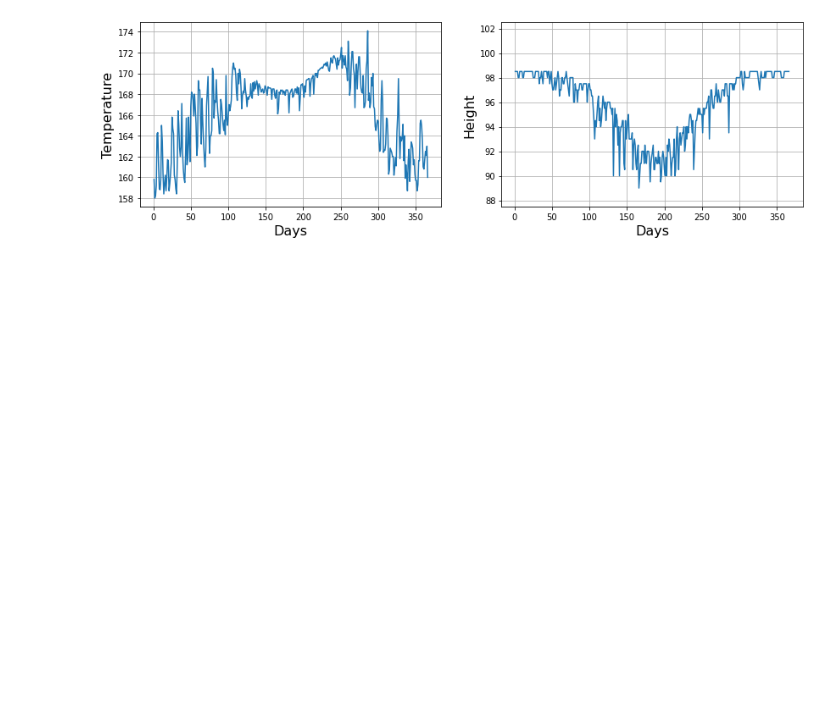
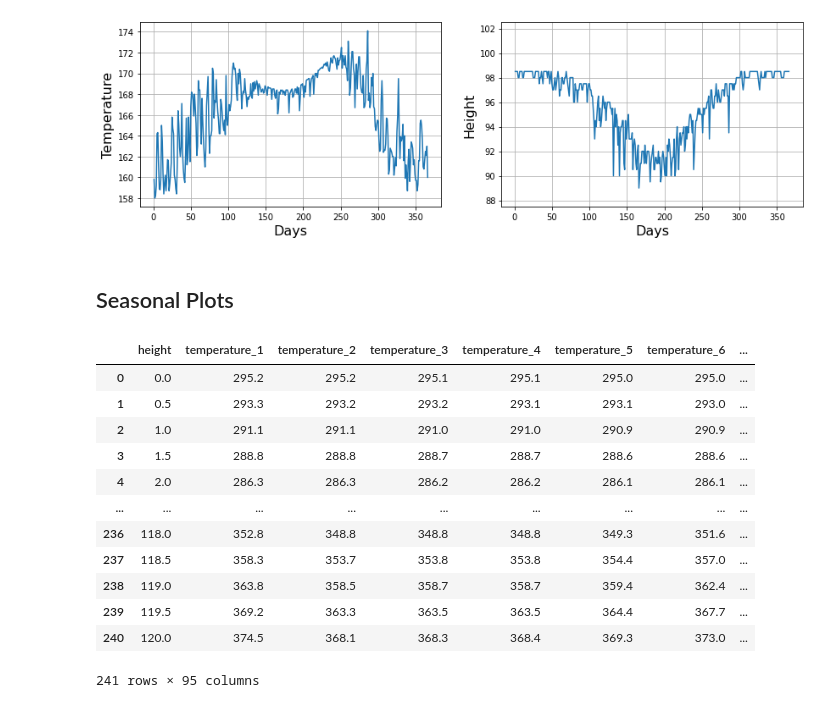
Before and after one commit to alinadevkota/DataViz, a Jupyter notebook: notebooks/data_visualization_turning_points.ipynb, the cells around one changed output. Drawn from its saved outputs; the diff is of its cells as text; code cells hidden in the pictures; blank space fills up the shorter version.

```diff
--- a/notebooks/data_visualization_turning_points.ipynb
+++ b/notebooks/data_visualization_turning_points.ipynb
@@ -308,3 +303,12 @@ ax[1].set_ylabel('Height', fontsize = 16)
 ax[1].grid()
 # %% [output]
 [figure]
+# %% [markdown]
+## Seasonal Plots
+# %%
+seasons = {
+    'Winter': ['nov', 'dec', 'jan'],
+    'Spring': ['feb', 'mar', 'apr'],
+    'Summer': ['may', 'jun', 'jul'],
+    'Autumn': ['aug', 'sep', 'oct']
+}
@@ -310,0 +332,17 @@ ax[1].grid()
+# %%
+w_df = season_dfs['Winter']
+w_df
+# %% [output]
+|  | height | temperature_1 | temperature_2 | temperature_3 | temperature_4 | temperature_5 | temperature_6 | ... |
+| 0 | 0.0 | 295.2 | 295.2 | 295.1 | 295.1 | 295.0 | 295.0 | ... |
+| 1 | 0.5 | 293.3 | 293.2 | 293.2 | 293.1 | 293.1 | 293.0 | ... |
+| 2 | 1.0 | 291.1 | 291.1 | 291.0 | 291.0 | 290.9 | 290.9 | ... |
+| 3 | 1.5 | 288.8 | 288.8 | 288.7 | 288.7 | 288.6 | 288.6 | ... |
+| 4 | 2.0 | 286.3 | 286.3 | 286.2 | 286.2 | 286.1 | 286.1 | ... |
+| ... | ... | ... | ... | ... | ... | ... | ... | ... |
+| 236 | 118.0 | 352.8 | 348.8 | 348.8 | 348.8 | 349.3 | 351.6 | ... |
+| 237 | 118.5 | 358.3 | 353.7 | 353.8 | 353.8 | 354.4 | 357.0 | ... |
+| 238 | 119.0 | 363.8 | 358.5 | 358.7 | 358.7 | 359.4 | 362.4 | ... |
+| 239 | 119.5 | 369.2 | 363.3 | 363.5 | 363.5 | 364.4 | 367.7 | ... |
+| 240 | 120.0 | 374.5 | 368.1 | 368.3 | 368.4 | 369.3 | 373.0 | ... |
+241 rows × 95 columns
```
Also changed, not shown: parts of 5 cells of this notebook.
